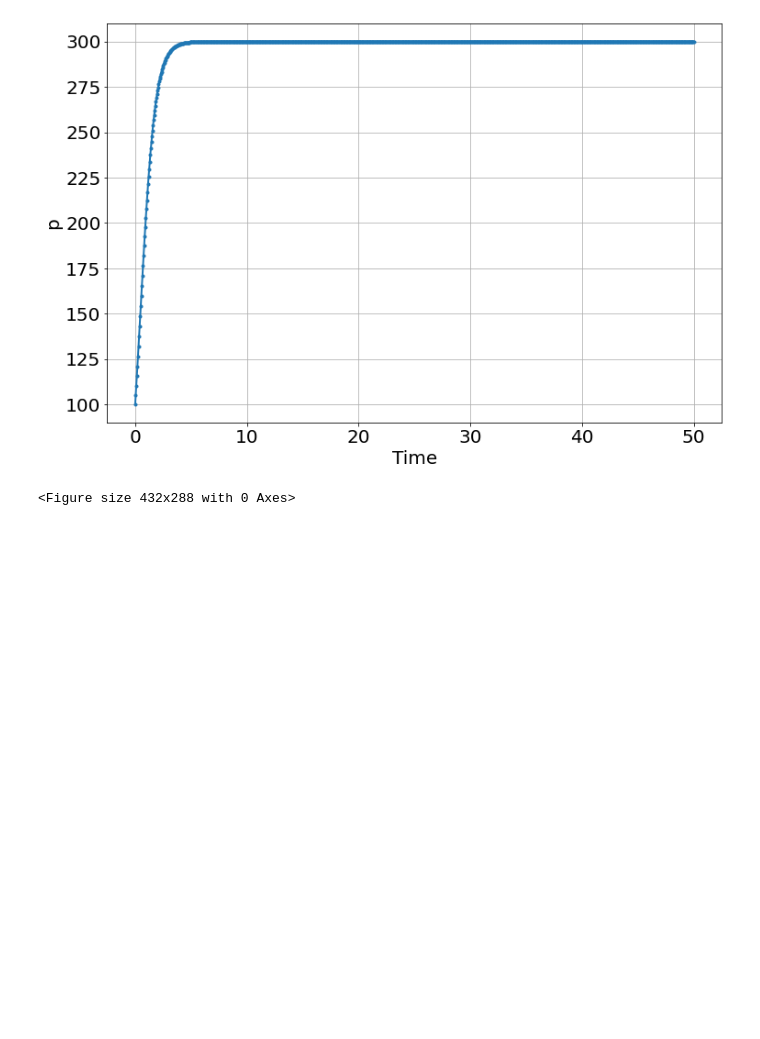
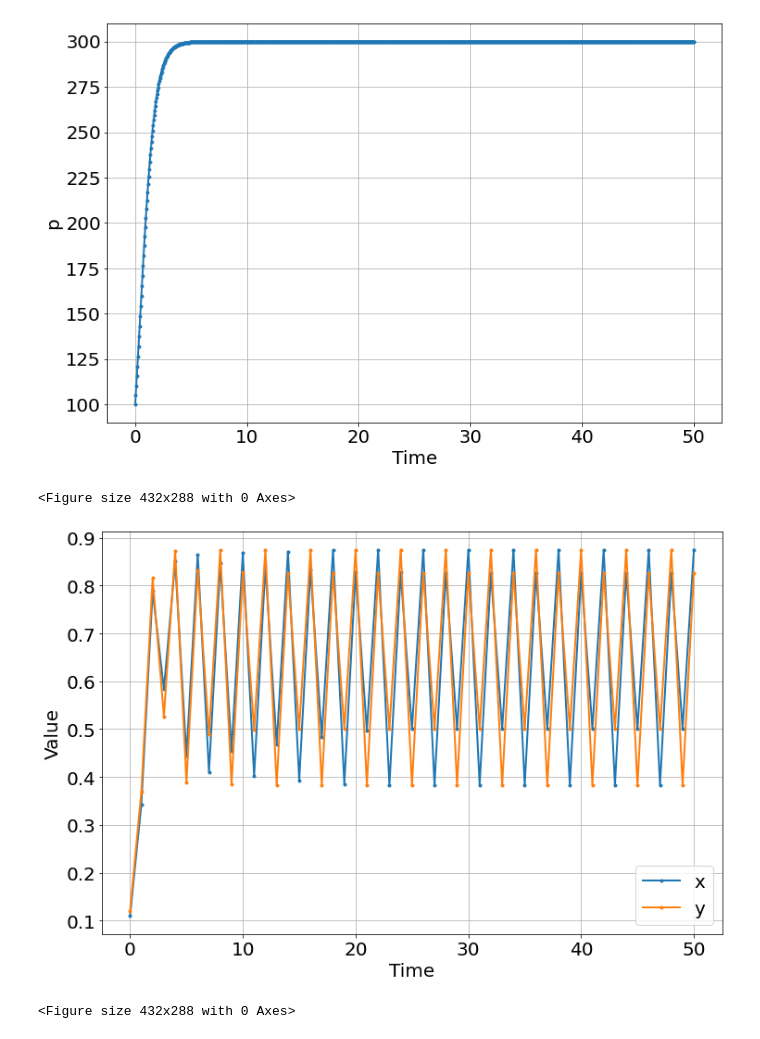
Before and after one commit to bblais/pyndamics3, a Jupyter notebook: 00_core.ipynb, the cells around one changed output. Drawn from its saved outputs; the diff is of its cells as text; code cells hidden in the pictures; blank space fills up the shorter version.

```diff
--- a/00_core.ipynb
+++ b/00_core.ipynb
@@ -1511,3 +1507,13 @@ sim.run(0,50)
 # %% [output]
 [figure]
 <Figure size 432x288 with 0 Axes>
+# %%
+sim=Simulation()
+sim.add("x=a*x*(1-x)",0.11,plot=1)
+sim.add("y=a*y*(1-y)",0.12,plot=1)
+sim.params(a=3.5)
+
+sim.run(0,50,discrete=True)
+# %% [output]
+[figure, added]
+<Figure size 432x288 with 0 Axes>
```
Also changed, not shown: parts of 11 cells of this notebook, 20 other files.
